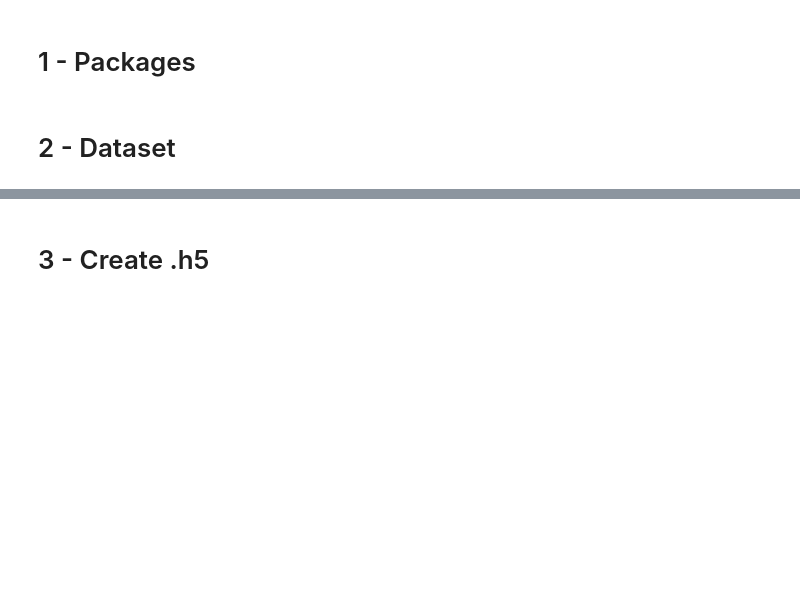
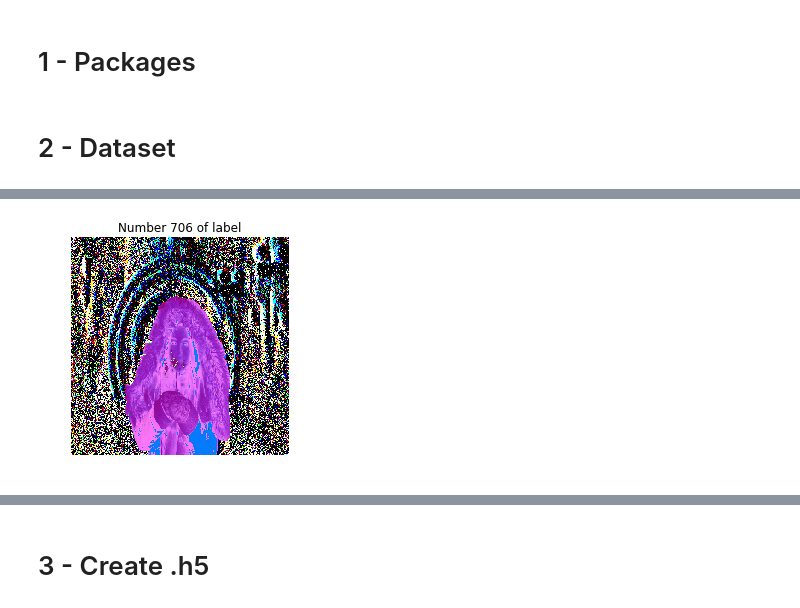
Before and after one commit to laminaevil/Background-Remover, a Jupyter notebook: Training Stage/dataprepare.ipynb, the cells around one changed output, grey strips where cells are left out. Drawn from its saved outputs; the diff is of its cells as text; code cells hidden in the pictures; blank space fills up the shorter version.

```diff
--- a/Training Stage/dataprepare.ipynb
+++ b/Training Stage/dataprepare.ipynb
@@ -86,0 +87,9 @@ plt.show()
+# %%
+label = Y_pre[imgIdx,:,:,:] - X_pre[imgIdx,:,:,:]
+# %%
+plt.title("Number %d of label" % (imgIdx + 1))
+plt.imshow(label)
+plt.axis('off')
+plt.show()
+# %% [output]
+[figure, added]
```
Also changed, not shown: parts of 10 cells of this notebook.
